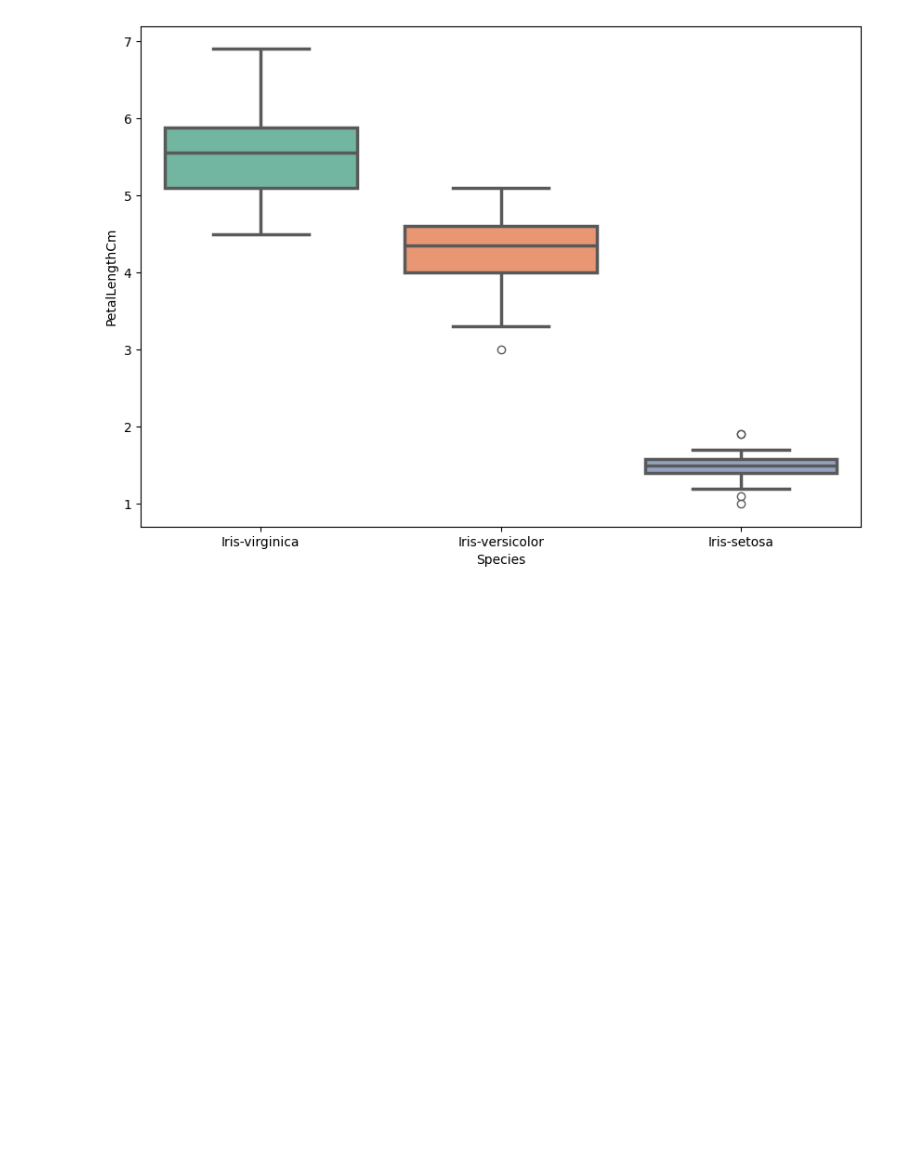
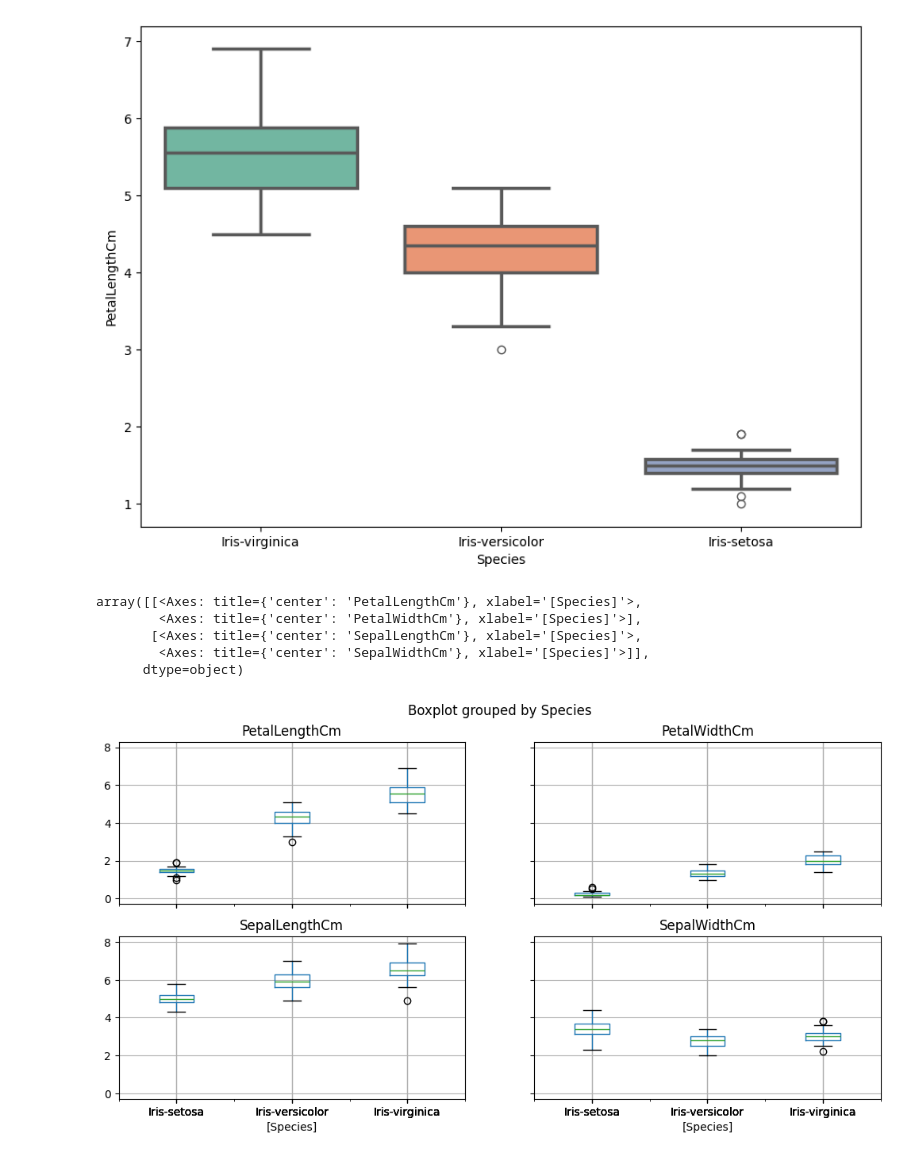
Before and after one commit to saisaket2004/N_IT, a Jupyter notebook: Seaborn/irisDataset.ipynb, the cells around one changed output. Cells and saved outputs as stored; diff of their text form; code cells hidden in the pictures; blank space fills up the shorter version.

```diff
--- a/Seaborn/irisDataset.ipynb
+++ b/Seaborn/irisDataset.ipynb
@@ -159,3 +159,13 @@ fig.set_size_inches(10,7)
 fig=sns.boxplot(x='Species',y='PetalLengthCm',data=iris,order=['Iris-virginica','Iris-versicolor','Iris-setosa'],linewidth=2.5,orient='v',dodge=False,palette='Set2')
 # %% [output]
 [figure]
+# %%
+#iris.drop("Id", axis=1).boxplot(by="Species", figsize=(12, 6))
+iris.boxplot(by="Species", figsize=(12, 6))
+# %% [output]
+array([[<Axes: title={'center': 'PetalLengthCm'}, xlabel='[Species]'>,
+        <Axes: title={'center': 'PetalWidthCm'}, xlabel='[Species]'>],
+       [<Axes: title={'center': 'SepalLengthCm'}, xlabel='[Species]'>,
+        <Axes: title={'center': 'SepalWidthCm'}, xlabel='[Species]'>]],
+      dtype=object)
+[figure, added]
```
Also changed, not shown: parts of 5 cells of this notebook.
